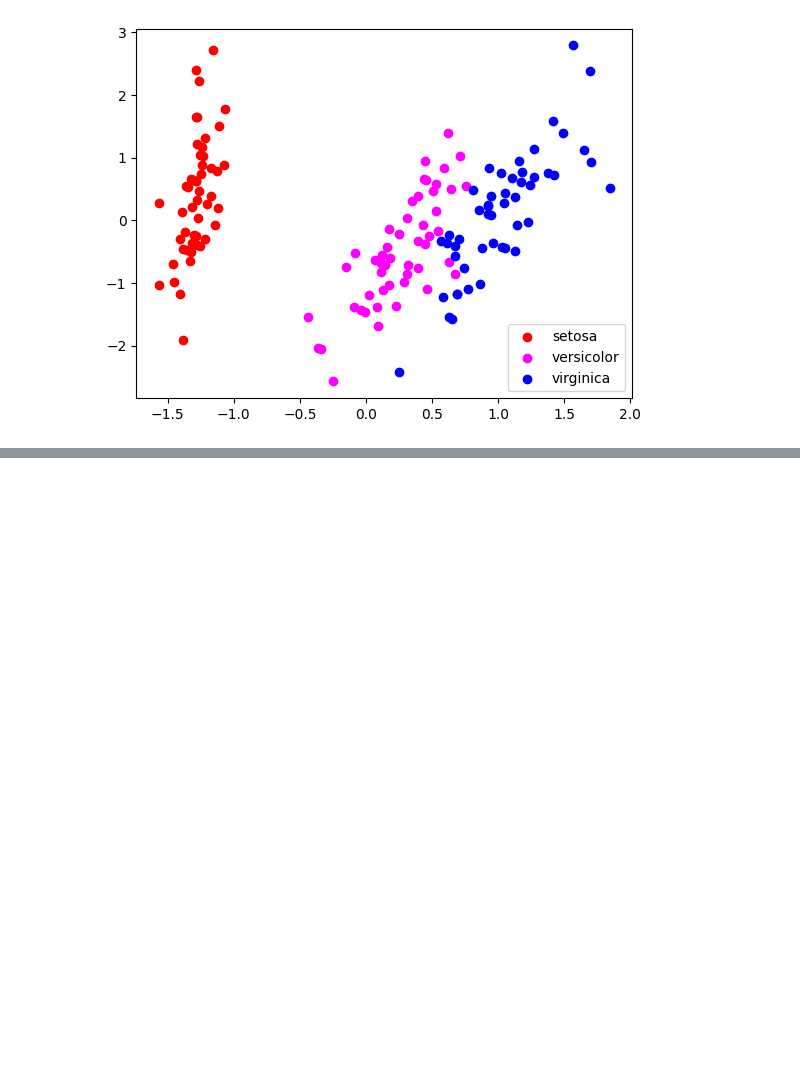
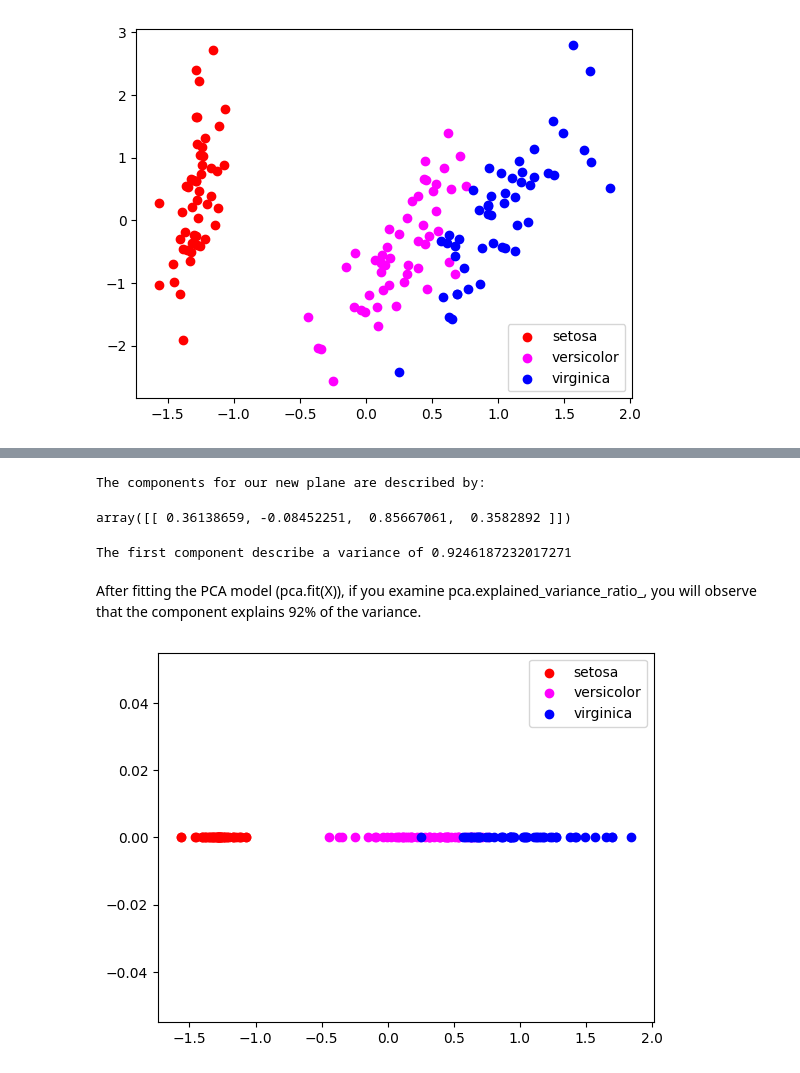
Before and after one commit to ajrianop/Machine-Learning-Notebooks, a Jupyter notebook: 09_Principal_Component_Analysis.ipynb, the cells around one changed output, grey strips where cells are left out. Saved outputs shown, nothing was run; the diff lists cells and outputs as text; code cells hidden in the pictures; blank space fills up the shorter version.

```diff
--- a/09_Principal_Component_Analysis.ipynb
+++ b/09_Principal_Component_Analysis.ipynb
@@ -133,8 +135,8 @@ Let us see the plot of the previous data with the new components as a basis:
 colors = ['red', 'magenta', 'blue']
 target_ids = range(len(iris.target_names))
 pl.figure()
-for name, color, label in zip(target_ids, colors, iris.target_names):
-    pl.scatter(X_pca[iris.target == name, 0], X_pca[iris.target == name, 1],
+for n_id, color, label in zip(target_ids, colors, iris.target_names):
+    pl.scatter(X_pca[iris.target == n_id, 0], X_pca[iris.target == n_id, 1],
         c=color, label=label)
 pl.legend()
 pl.show()
@@ -142,0 +149,11 @@ pl.show()
+# %%
+# Initializing the Principal Component Analysis technique
+pca_1D = PCA(n_components=1, whiten=True)
+
+# Training the Principal Component Analysis technique
+pca_1D = pca_1D.fit(X)
+
+# Transforming the data according to PCA to only 2 features
+X_pca_1D = pca_1D.transform(X)
+
+X_pca_1D
@@ -142,0 +178,23 @@ pl.show()
+# %%
+print('The components for our new plane are described by:')
+pca_1D.components_
+# %% [output]
+The components for our new plane are described by:
+array([[ 0.36138659, -0.08452251,  0.85667061,  0.3582892 ]])
+# %%
+print(f'The first component describe a variance of {pca.explained_variance_ratio_[0]}')
+# %% [output]
+The first component describe a variance of 0.9246187232017271
+# %% [markdown]
+After fitting the PCA model (pca.fit(X)), if you examine pca.explained_variance_ratio_, you will observe that the component explains 92% of the variance.
+# %%
+colors = ['red', 'magenta', 'blue']
+target_ids = range(len(iris.target_names))
+pl.figure()
+for name, color, label in zip(target_ids, colors, iris.target_names):
+    pl.scatter(X_pca_1D[iris.target == name, 0], [0] * len(X_pca_1D[iris.target == name, 0]),
+        c=color, label=label)
+pl.legend()
+pl.show()
+# %% [output]
+[figure, added]
```
Also changed, not shown: parts of 4 cells of this notebook.
